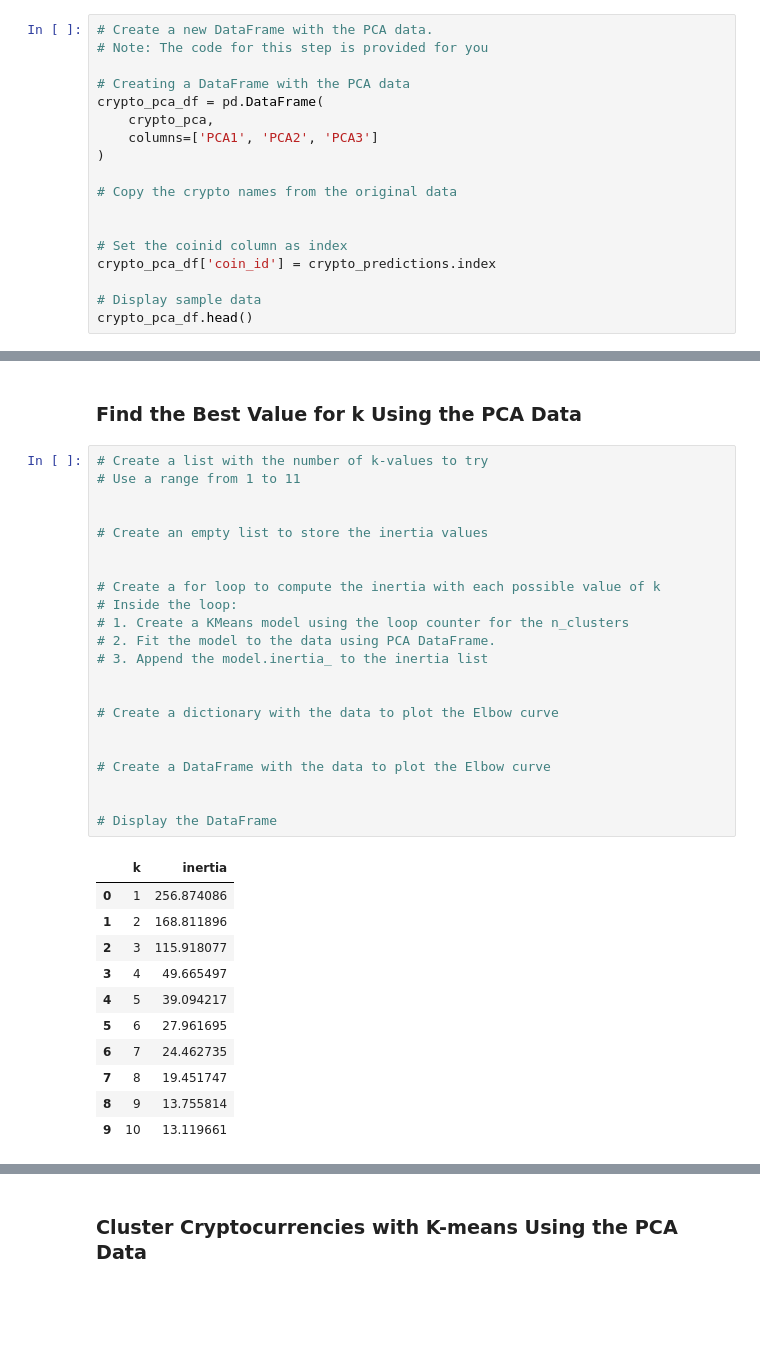
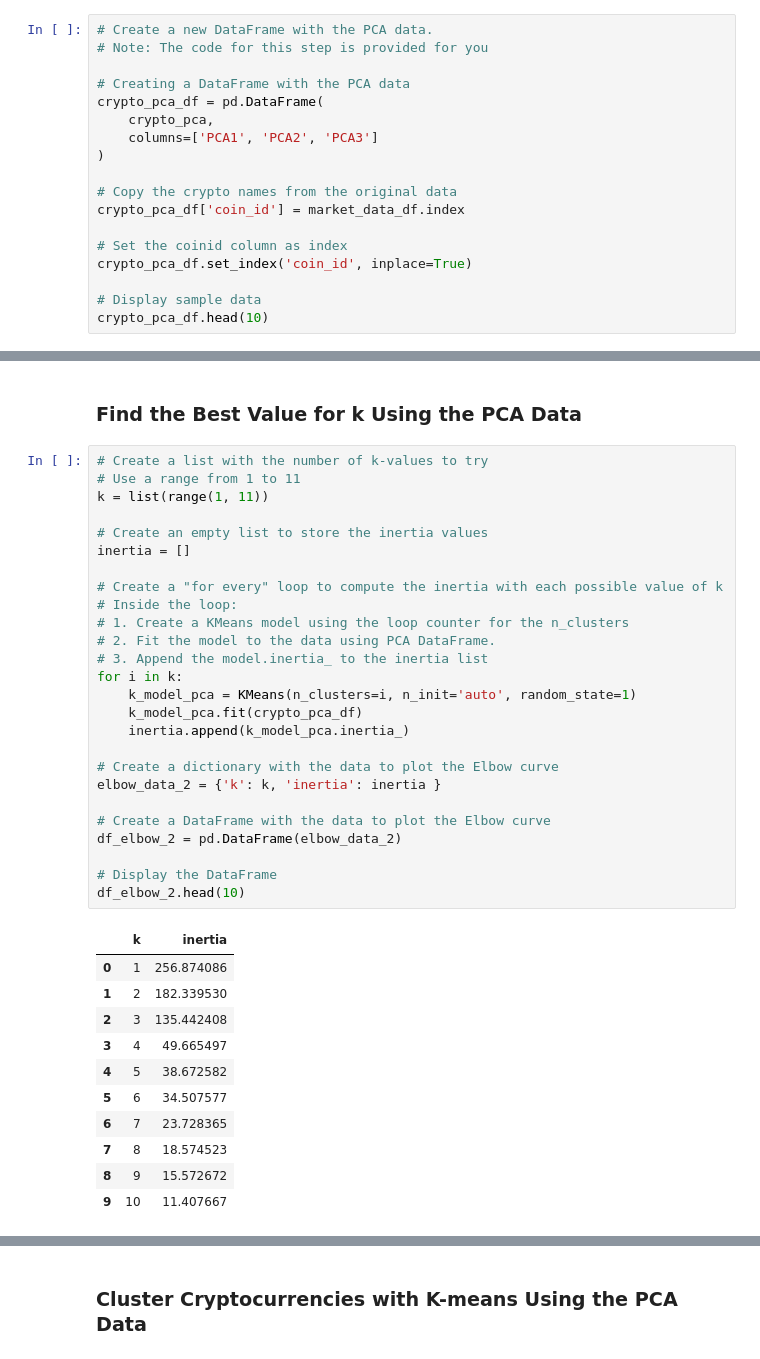
Before and after one commit to lucheuer/CryptoClustering, a Jupyter notebook: Crypto_Clustering.ipynb, the cells around one changed output, grey strips where cells are left out. Cells and saved outputs as stored; diff of their text form; blank space fills up the shorter version.

Commit message:
Plotted PCA Elbow Curve.

```diff
--- a/Crypto_Clustering.ipynb
+++ b/Crypto_Clustering.ipynb
@@ -234,13 +234,13 @@ crypto_pca_df = pd.DataFrame(
 )
 
 # Copy the crypto names from the original data
-
+crypto_pca_df['coin_id'] = market_data_df.index
 
 # Set the coinid column as index
-crypto_pca_df['coin_id'] = crypto_predictions.index
+crypto_pca_df.set_index('coin_id', inplace=True)
 
 # Display sample data
-crypto_pca_df.head()
+crypto_pca_df.head(10)
 # %% [output]
 |  | PCA1 | PCA2 | PCA3 |
 | coin_id |  |  |  |
@@ -259,37 +259,41 @@ crypto_pca_df.head()
 # %%
 # Create a list with the number of k-values to try
 # Use a range from 1 to 11
-
+k = list(range(1, 11))
 
 # Create an empty list to store the inertia values
+inertia = []
 
-
-# Create a for loop to compute the inertia with each possible value of k
+# Create a "for every" loop to compute the inertia with each possible value of k
 # Inside the loop:
 # 1. Create a KMeans model using the loop counter for the n_clusters
 # 2. Fit the model to the data using PCA DataFrame.
 # 3. Append the model.inertia_ to the inertia list
-
+for i in k:
+    k_model_pca = KMeans(n_clusters=i, n_init='auto', random_state=1)
+    k_model_pca.fit(crypto_pca_df)
+    inertia.append(k_model_pca.inertia_)
 
 # Create a dictionary with the data to plot the Elbow curve
-
+elbow_data_2 = {'k': k, 'inertia': inertia }
 
 # Create a DataFrame with the data to plot the Elbow curve
-
+df_elbow_2 = pd.DataFrame(elbow_data_2)
 
 # Display the DataFrame
+df_elbow_2.head(10)
 # %% [output]
 |  | k | inertia |
 | 0 | 1 | 256.874086 |
-| 1 | 2 | 168.811896 |
-| 2 | 3 | 115.918077 |
+| 1 | 2 | 182.339530 |
+| 2 | 3 | 135.442408 |
 | 3 | 4 | 49.665497 |
-| 4 | 5 | 39.094217 |
-| 5 | 6 | 27.961695 |
-| 6 | 7 | 24.462735 |
-| 7 | 8 | 19.451747 |
-| 8 | 9 | 13.755814 |
-| 9 | 10 | 13.119661 |
+| 4 | 5 | 38.672582 |
+| 5 | 6 | 34.507577 |
+| 6 | 7 | 23.728365 |
+| 7 | 8 | 18.574523 |
+| 8 | 9 | 15.572672 |
+| 9 | 10 | 11.407667 |
 # %%
 # Plot a line chart with all the inertia values computed with
 # the different values of k to visually identify the optimal value for k.
```
Also changed, not shown: parts of 2 cells of this notebook.
